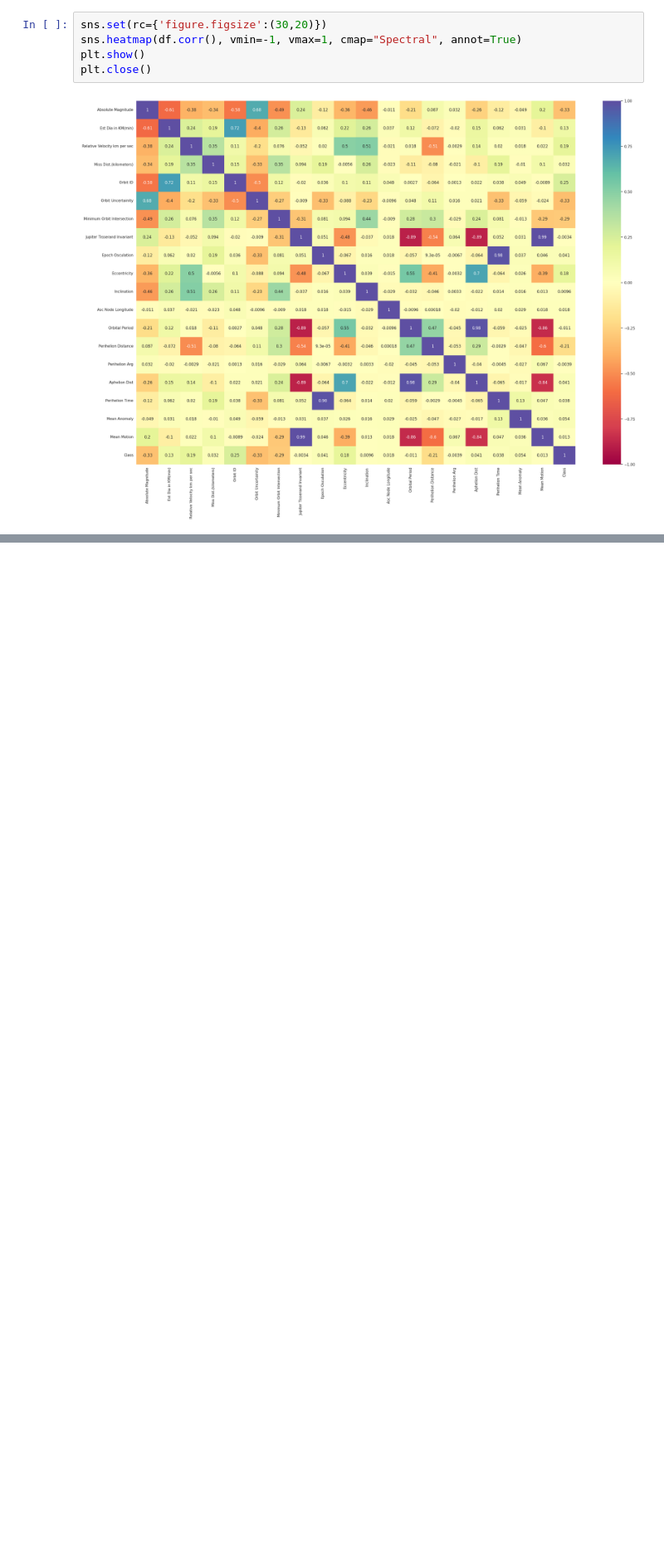
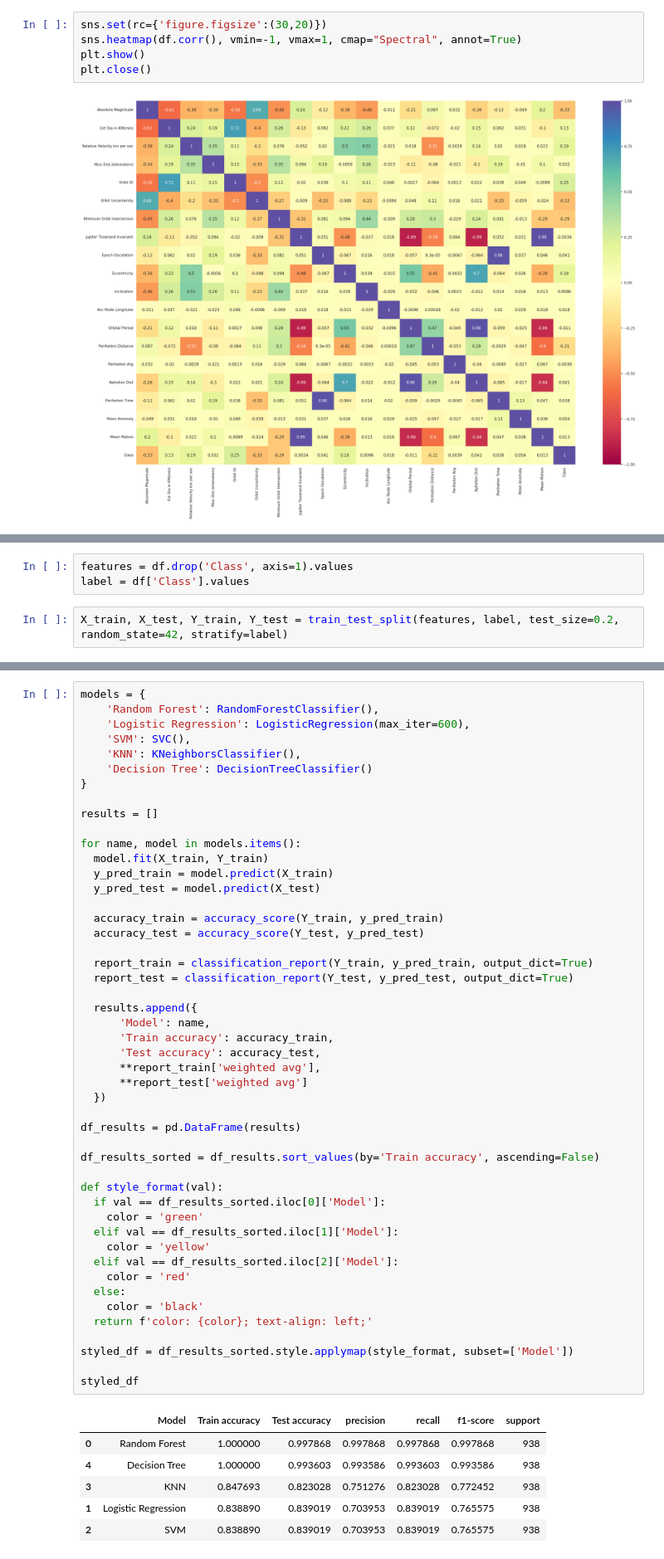
Before and after one commit to HugoLeda/machine_learning, a Jupyter notebook: NASA_Asteroids_Classification.ipynb, the cells around one changed output, grey strips where cells are left out. Shown: that part at 83% size. Saved outputs shown, nothing was run; the diff lists cells and outputs as text; blank space fills up the shorter version.

```diff
--- a/NASA_Asteroids_Classification.ipynb
+++ b/NASA_Asteroids_Classification.ipynb
@@ -115,0 +159,5 @@ plt.close()
+# %%
+features = df.drop('Class', axis=1).values
+label = df['Class'].values
+# %%
+X_train, X_test, Y_train, Y_test = train_test_split(features, label, test_size=0.2, random_state=42, stratify=label)
@@ -115,0 +168,55 @@ plt.close()
+# %%
+models = {
+    'Random Forest': RandomForestClassifier(),
+    'Logistic Regression': LogisticRegression(max_iter=600),
+    'SVM': SVC(),
+    'KNN': KNeighborsClassifier(),
+    'Decision Tree': DecisionTreeClassifier()
+}
+
+results = []
+
+for name, model in models.items():
+  model.fit(X_train, Y_train)
+  y_pred_train = model.predict(X_train)
+  y_pred_test = model.predict(X_test)
+
+  accuracy_train = accuracy_score(Y_train, y_pred_train)
+  accuracy_test = accuracy_score(Y_test, y_pred_test)
+
+  report_train = classification_report(Y_train, y_pred_train, output_dict=True)
+  report_test = classification_report(Y_test, y_pred_test, output_dict=True)
+
+  results.append({
+      'Model': name,
+      'Train accuracy': accuracy_train,
+      'Test accuracy': accuracy_test,
+      **report_train['weighted avg'],
+      **report_test['weighted avg']
+  })
+
+df_results = pd.DataFrame(results)
+
+df_results_sorted = df_results.sort_values(by='Train accuracy', ascending=False)
+
+def style_format(val):
+  if val == df_results_sorted.iloc[0]['Model']:
+    color = 'green'
+  elif val == df_results_sorted.iloc[1]['Model']:
+    color = 'yellow'
+  elif val == df_results_sorted.iloc[2]['Model']:
+    color = 'red'
+  else:
+    color = 'black'
+  return f'color: {color}; text-align: left;'
+
+styled_df = df_results_sorted.style.applymap(style_format, subset=['Model'])
+
+styled_df
+# %% [output]
+|  | Model | Train accuracy | Test accuracy | precision | recall | f1-score | support |
+| 0 | Random Forest | 1.000000 | 0.997868 | 0.997868 | 0.997868 | 0.997868 | 938 |
+| 4 | Decision Tree | 1.000000 | 0.993603 | 0.993586 | 0.993603 | 0.993586 | 938 |
+| 3 | KNN | 0.847693 | 0.823028 | 0.751276 | 0.823028 | 0.772452 | 938 |
+| 1 | Logistic Regression | 0.838890 | 0.839019 | 0.703953 | 0.839019 | 0.765575 | 938 |
+| 2 | SVM | 0.838890 | 0.839019 | 0.703953 | 0.839019 | 0.765575 | 938 |
```
Also changed, not shown: parts of 6 cells of this notebook.
